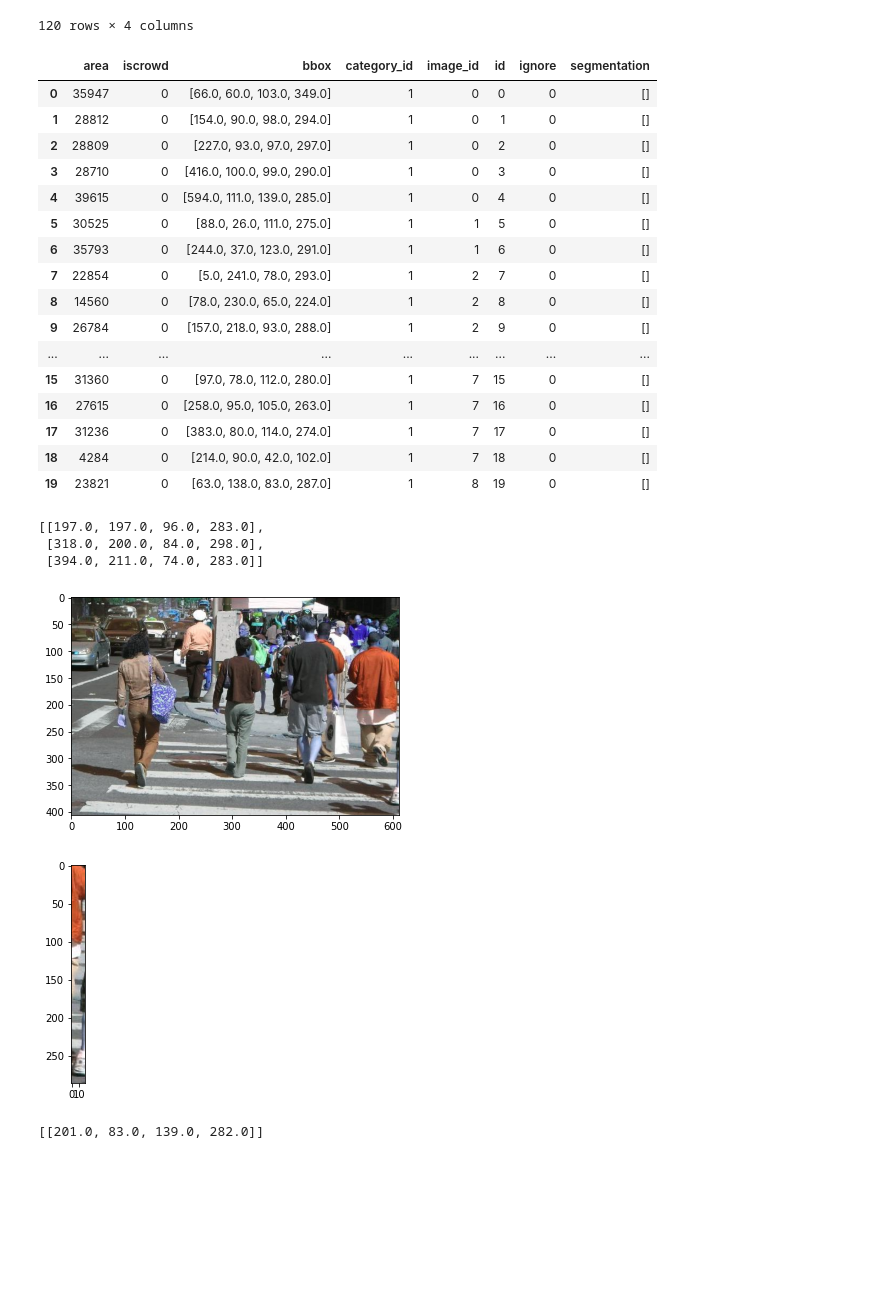
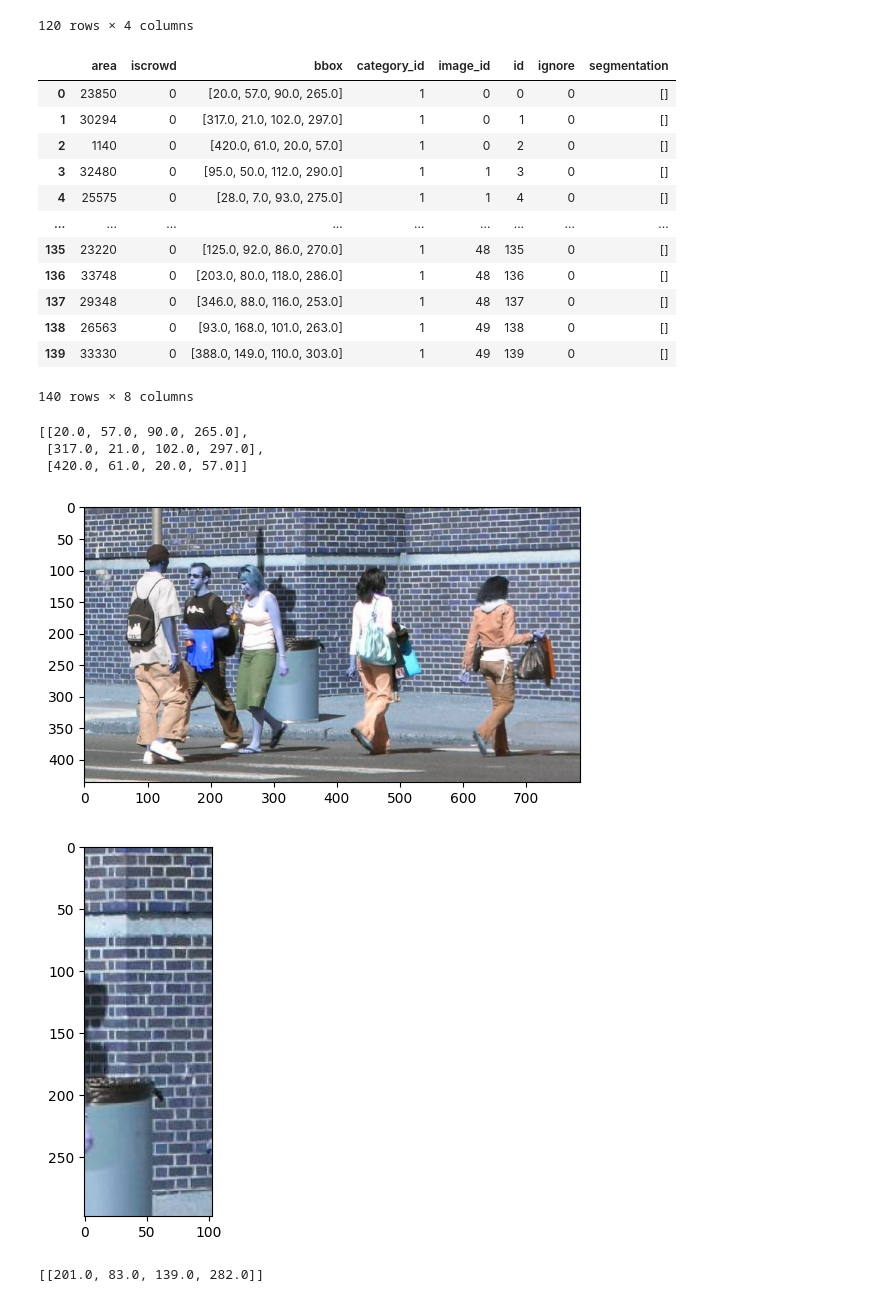
Before and after one commit to aditi184/PedestrianDetection, a Jupyter notebook: notebook.ipynb, the cells around one changed output. Drawn from its saved outputs; the diff is of its cells as text; code cells hidden in the pictures; blank space fills up the shorter version.

```diff
--- a/notebook.ipynb
+++ b/notebook.ipynb
@@ -0,0 +65,4 @@
+# %%
+img = cv2.cvtColor(img, cv2.COLOR_BGR2RGB)
+plt.imshow(img) # , cmap='gray')
+plt.show()
@@ -0,0 +99,28 @@
+# %%
+hog = cv2.HOGDescriptor()
+hog.setSVMDetector(hog.getDefaultPeopleDetector())
+
+# predictions will be saved iteratively
+predictions = []
+
+# read the images using the file name in the json file
+test_json = json.loads(open("./PennFudanPed/PennFudanPed_val.json",'r').read())
+img_dicts = test_json['images']
+for img_dict in img_dicts:
+    img = cv2.imread(os.path.join("./", img_dict['file_name']))
+    img_id = img_dict['id']
+
+    # predict the bboxes using pretrained HoG
+    bboxes, scores = hog.detectMultiScale(img)
+
+    print(img_dict['file_name'])
+    # do NMS and append the predictions in COCO format
+    bboxes, scores = do_NMS(bboxes, scores)
+
+    for bb, score in zip(bboxes, scores):
+        pred = {}
+        pred["image_id"] = img_id
+        pred["score"] = score[0]
+        pred["category_id"] = 1
+        pred["bbox"] = bb
+        predictions.append(pred)
@@ -0,0 +146,2 @@
+# %%
+json.loads(open("output.json", "r").read())
@@ -33,25 +182,21 @@ df
 120 rows × 4 columns
 # %%
 df1 = pd.json_normalize(data["annotations"])
-df1.head(20)
+df1
 # %% [output]
 |  | area | iscrowd | bbox | category_id | image_id | id | ignore | segmentation |
-| 0 | 35947 | 0 | [66.0, 60.0, 103.0, 349.0] | 1 | 0 | 0 | 0 | [] |
-| 1 | 28812 | 0 | [154.0, 90.0, 98.0, 294.0] | 1 | 0 | 1 | 0 | [] |
-| 2 | 28809 | 0 | [227.0, 93.0, 97.0, 297.0] | 1 | 0 | 2 | 0 | [] |
-| 3 | 28710 | 0 | [416.0, 100.0, 99.0, 290.0] | 1 | 0 | 3 | 0 | [] |
-| 4 | 39615 | 0 | [594.0, 111.0, 139.0, 285.0] | 1 | 0 | 4 | 0 | [] |
-| 5 | 30525 | 0 | [88.0, 26.0, 111.0, 275.0] | 1 | 1 | 5 | 0 | [] |
-| 6 | 35793 | 0 | [244.0, 37.0, 123.0, 291.0] | 1 | 1 | 6 | 0 | [] |
-| 7 | 22854 | 0 | [5.0, 241.0, 78.0, 293.0] | 1 | 2 | 7 | 0 | [] |
-| 8 | 14560 | 0 | [78.0, 230.0, 65.0, 224.0] | 1 | 2 | 8 | 0 | [] |
-| 9 | 26784 | 0 | [157.0, 218.0, 93.0, 288.0] | 1 | 2 | 9 | 0 | [] |
+| 0 | 23850 | 0 | [20.0, 57.0, 90.0, 265.0] | 1 | 0 | 0 | 0 | [] |
+| 1 | 30294 | 0 | [317.0, 21.0, 102.0, 297.0] | 1 | 0 | 1 | 0 | [] |
+| 2 | 1140 | 0 | [420.0, 61.0, 20.0, 57.0] | 1 | 0 | 2 | 0 | [] |
+| 3 | 32480 | 0 | [95.0, 50.0, 112.0, 290.0] | 1 | 1 | 3 | 0 | [] |
+| 4 | 25575 | 0 | [28.0, 7.0, 93.0, 275.0] | 1 | 1 | 4 | 0 | [] |
 | ... | ... | ... | ... | ... | ... | ... | ... | ... |
-| 15 | 31360 | 0 | [97.0, 78.0, 112.0, 280.0] | 1 | 7 | 15 | 0 | [] |
-| 16 | 27615 | 0 | [258.0, 95.0, 105.0, 263.0] | 1 | 7 | 16 | 0 | [] |
-| 17 | 31236 | 0 | [383.0, 80.0, 114.0, 274.0] | 1 | 7 | 17 | 0 | [] |
-| 18 | 4284 | 0 | [214.0, 90.0, 42.0, 102.0] | 1 | 7 | 18 | 0 | [] |
-| 19 | 23821 | 0 | [63.0, 138.0, 83.0, 287.0] | 1 | 8 | 19 | 0 | [] |
+| 135 | 23220 | 0 | [125.0, 92.0, 86.0, 270.0] | 1 | 48 | 135 | 0 | [] |
+| 136 | 33748 | 0 | [203.0, 80.0, 118.0, 286.0] | 1 | 48 | 136 | 0 | [] |
+| 137 | 29348 | 0 | [346.0, 88.0, 116.0, 253.0] | 1 | 48 | 137 | 0 | [] |
+| 138 | 26563 | 0 | [93.0, 168.0, 101.0, 263.0] | 1 | 49 | 138 | 0 | [] |
+| 139 | 33330 | 0 | [388.0, 149.0, 110.0, 303.0] | 1 | 49 | 139 | 0 | [] |
+140 rows × 8 columns
 # %%
 # np.bincount(list(df1['image_id']))
 # %%
@@ -91,25 +236,25 @@ def get_patch(image, bb, gray = False):
     x, y, w, h = int(bb[0]), int(bb[1]), int(bb[2]), int(bb[3]) # w is along x (right), h is along y (down)
     return image[y:y+h+1, x:x+w+1] if gray == True else image[y:y+h+1, x:x+w+1, :]
 # %%
-img = cv2.imread('PennFudanPed/PNGImages/PennPed00001.png')
-bboxes = list(df1.loc[df1['image_id'] == 75]['bbox'])
+img = cv2.imread('PennFudanPed/PNGImages/PennPed00004.png')
+bboxes = list(df1.loc[df1['image_id'] == 0]['bbox'])
 # %%
 bboxes
 # %% [output]
-[[197.0, 197.0, 96.0, 283.0],
- [318.0, 200.0, 84.0, 298.0],
- [394.0, 211.0, 74.0, 283.0]]
+[[20.0, 57.0, 90.0, 265.0],
+ [317.0, 21.0, 102.0, 297.0],
+ [420.0, 61.0, 20.0, 57.0]]
 # %%
 plt.imshow(img)
 plt.show()
 # %% [output]
-[figure, old version]
+[figure, new version]
 # %%
-patch = get_patch(img, bboxes[4])
+patch = get_patch(img, bboxes[1])
 plt.imshow(patch)
 plt.show()
 # %% [output]
-[figure, old version]
+[figure, new version]
 # %%
 bboxes
 # %% [output]
```
Also changed, not shown: parts of 21 cells of this notebook, 1 other file.
